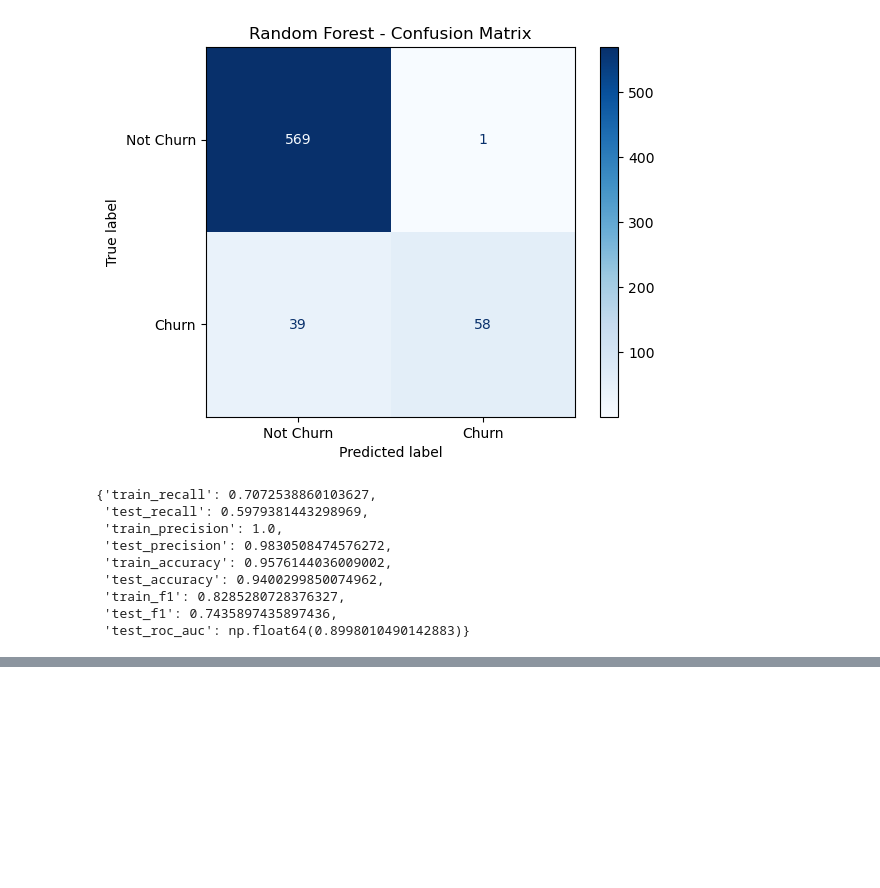
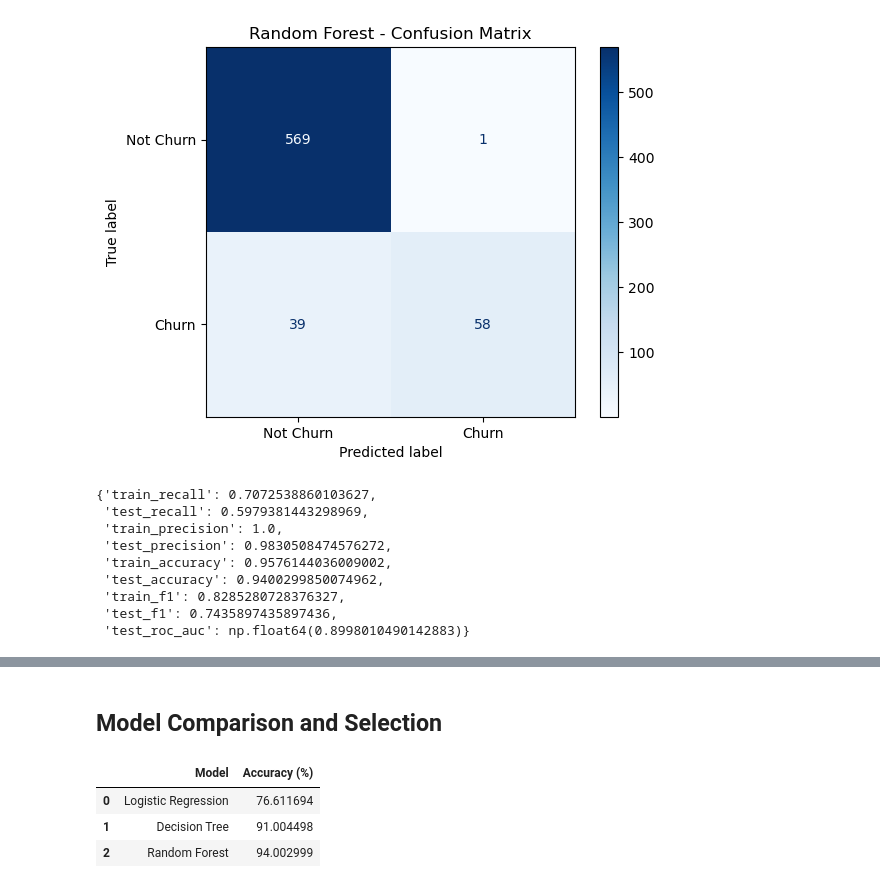
Before and after one commit to muimidean/SyriaTel_Customer_Churn, a Jupyter notebook: SyriaTel_Customer_Churn.ipynb, the cells around one changed output, grey strips where cells are left out. Saved outputs shown, nothing was run; the diff lists cells and outputs as text; code cells hidden in the pictures; blank space fills up the shorter version.

```diff
--- a/SyriaTel_Customer_Churn.ipynb
+++ b/SyriaTel_Customer_Churn.ipynb
@@ -500,0 +505,26 @@ weighted avg       0.94      0.94      0.93       667
+# %% [markdown]
+## **Model Comparison and Selection**
+# %%
+models = [
+    ("Logistic Regression", log_reg_pipeline),
+    ("Decision Tree", dt_pipeline),
+    ("Random Forest", rf_pipeline)
+]
+
+results = []
+
+for name, model in models:
+    y_pred = model.predict(X_test)
+    accuracy = accuracy_score(y_test, y_pred)
+    results.append({
+        "Model": name,
+        "Accuracy (%)": accuracy * 100
+    })
+
+accuracy_df = pd.DataFrame(results)
+accuracy_df
+# %% [output]
+|  | Model | Accuracy (%) |
+| 0 | Logistic Regression | 76.611694 |
+| 1 | Decision Tree | 91.004498 |
+| 2 | Random Forest | 94.002999 |
```
Also changed, not shown: parts of 10 cells of this notebook.
